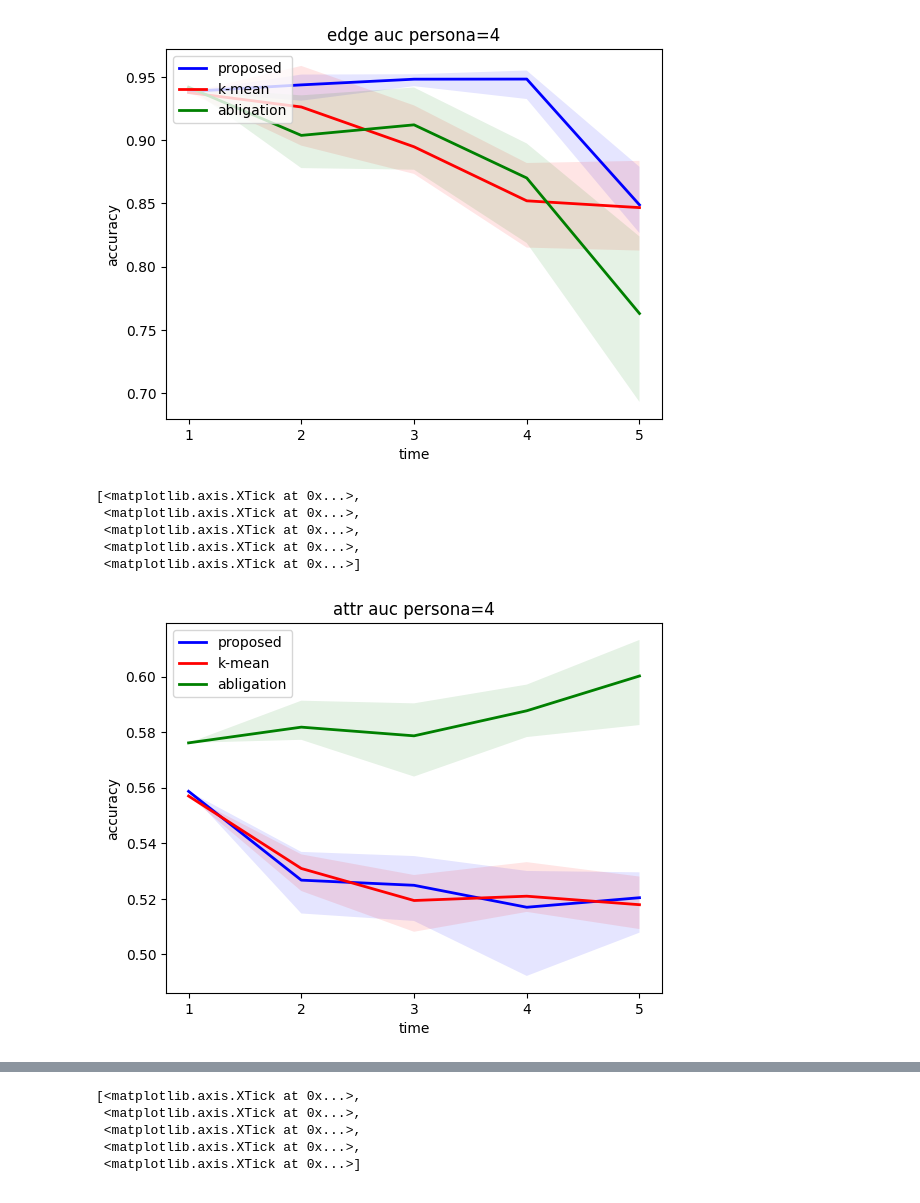
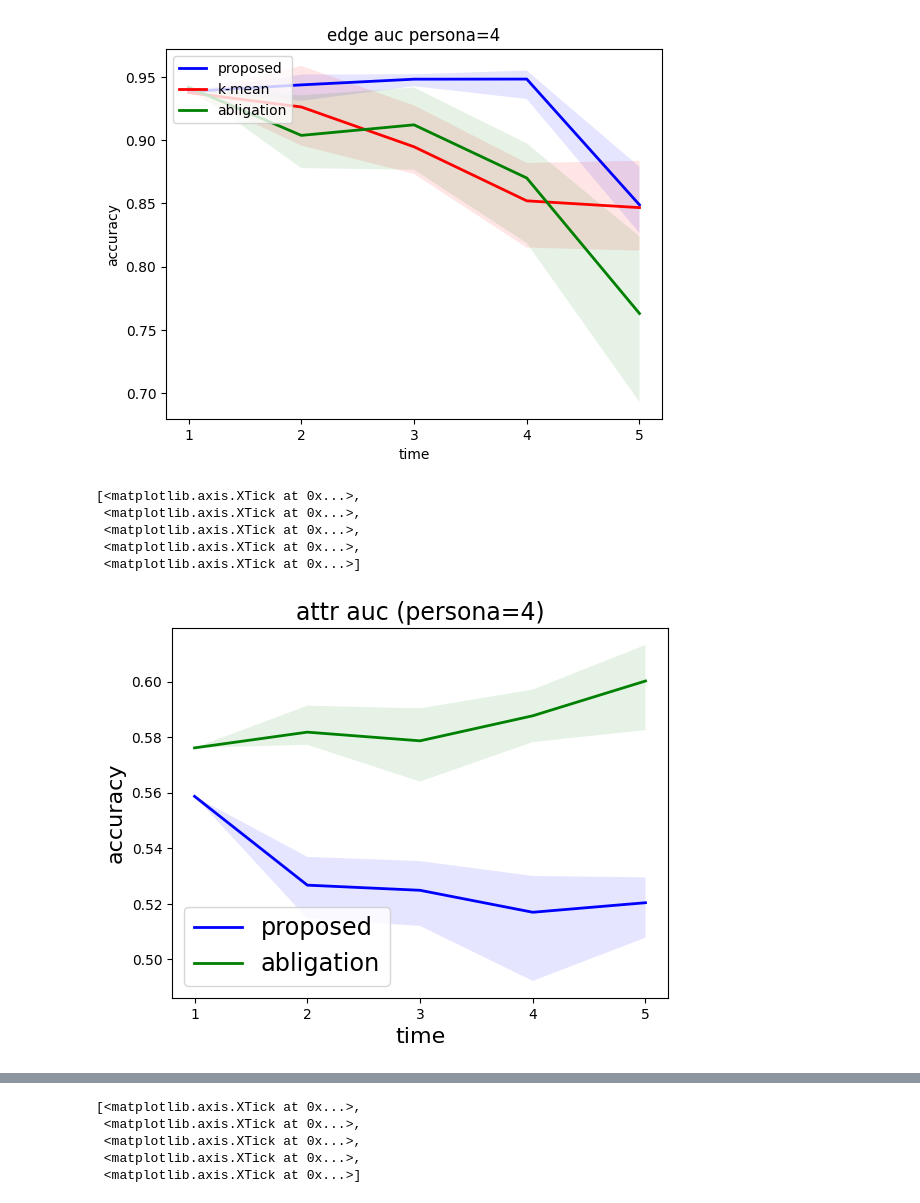
Before and after one commit to hiroemon-m/COMA, a Jupyter notebook: visualize/data/abligation.ipynb, the cells around one changed output, grey strips where cells are left out. Saved outputs shown, nothing was run; the diff lists cells and outputs as text; code cells hidden in the pictures.

```diff
--- a/visualize/data/abligation.ipynb
+++ b/visualize/data/abligation.ipynb
@@ -76,29 +76,29 @@ Text(0, 0.5, 'accuracy')
 # %%
 fig, ax = plt.subplots(1)
 t = [1,2,3,4,5]
 ax.plot(t, attr_mean[0], lw=2, label='proposed', color='blue')
-ax.plot(t, attr_mean[1], lw=2, label='k-mean', color='red')
+
 ax.plot(t, attr_mean[2], lw=2, label='abligation', color='green')
 
 
 
 
 ax.fill_between(t, attr_min[0], attr_max[0], facecolor='blue', alpha=0.1)
-ax.fill_between(t, attr_min[1], attr_max[1], facecolor='red', alpha=0.1)
+
 ax.fill_between(t, attr_min[2], attr_max[2], facecolor='green', alpha=0.1)
 
-ax.set_title(r'attr auc persona={}'.format(persona))
-ax.legend(loc='upper left')
-ax.set_xlabel('time')
-ax.set_ylabel('accuracy')
+ax.set_title(r'attr auc (persona={})'.format(persona),fontsize=17)
+ax.legend(loc='lower left',fontsize="xx-large")
+ax.set_xlabel('time',fontsize=16)
+ax.set_ylabel('accuracy',fontsize=16)
 ax.set_xticks([1,2,3,4,5])
 # %% [output]
 [<matplotlib.axis.XTick at 0x...>,
  <matplotlib.axis.XTick at 0x...>,
  <matplotlib.axis.XTick at 0x...>,
  <matplotlib.axis.XTick at 0x...>,
  <matplotlib.axis.XTick at 0x...>]
-[figure, old version]
+[figure, new version]
 # %%
 attr_auc = []
 attr_nll = []
```
Also changed, not shown: parts of 1 cell of this notebook, 3 other files.
